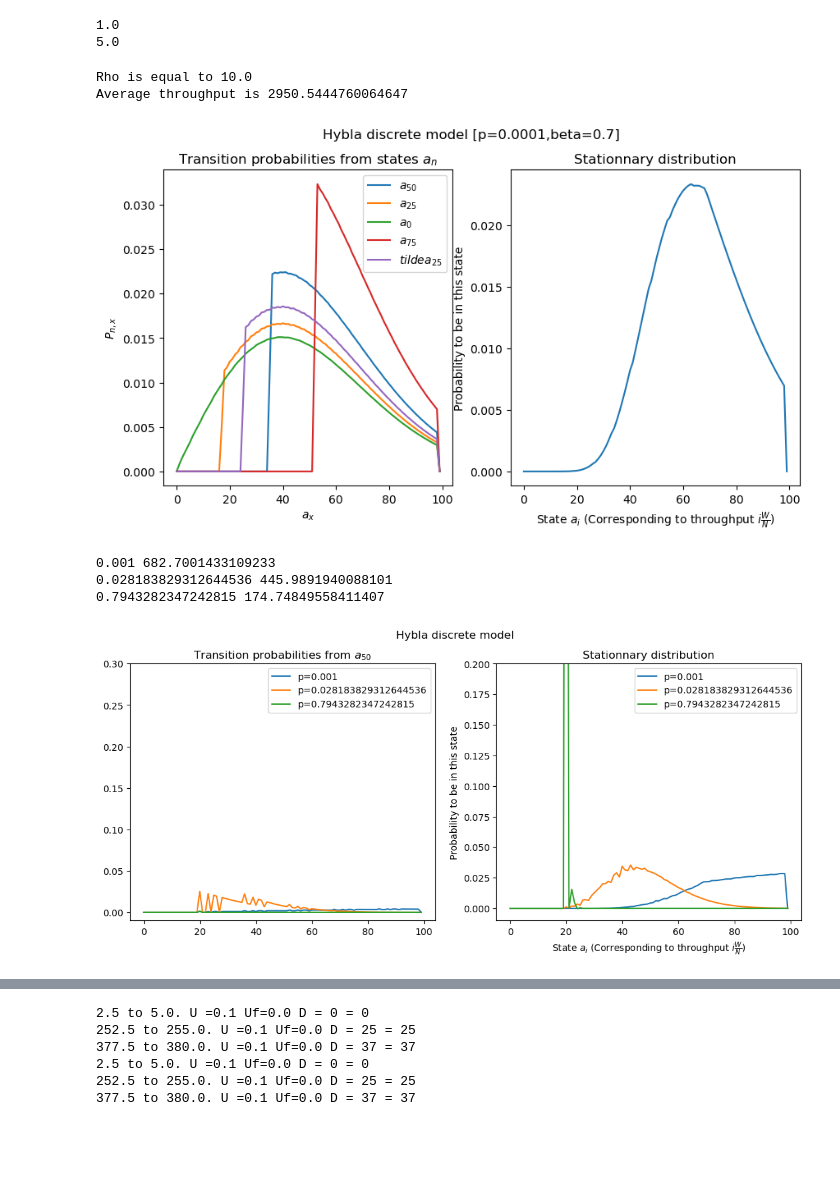
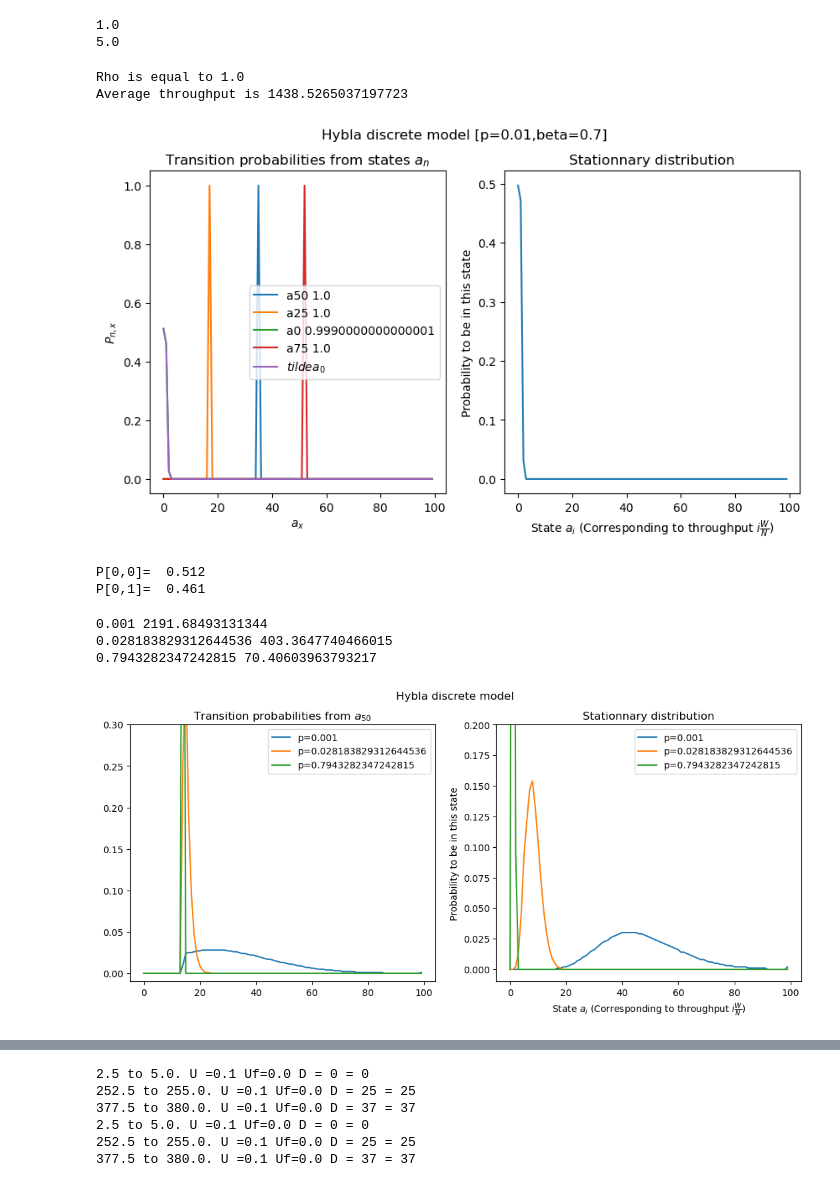
Before and after one commit to megretj/qpepcca, a Jupyter notebook: packetBasedMarkovianModel.ipynb, the cells around one changed output, grey strips where cells are left out. Cells and saved outputs as stored; diff of their text form; code cells hidden in the pictures; blank space fills up the shorter version.

Commit message:
Experimented with hybla

```diff
--- a/packetBasedMarkovianModel.ipynb
+++ b/packetBasedMarkovianModel.ipynb
@@ -92,35 +144,40 @@ print(hyb.Dmax[50,50])
 1.0
 5.0
 # %%
-p = 0.0001
+p = 0.01
 b = 0.7
-wired = CCA_MarkovChain_Hybla_packet(packet_err=p,beta=b,N=100,C = 5000, RTT_real = 0.5, RTT0=0.05)
+RTT0=0.01
+wired = CCA_MarkovChain_Hybla_packet_new(packet_err=p,beta=b,N=100,C = 139000,RTT_real=RTT0, RTT0=RTT0)
 wired.avg_throughput()
 print(f"Rho is equal to {wired.rho}")
 print(f"Average throughput is {wired.ssThroughput}")
 
 fig, axs = plt.subplots(1, 2, figsize=(10,5))
-axs[0].plot(np.arange(wired.N),wired.P[50,:],label = "$a_{50}$")
-axs[0].plot(np.arange(wired.N),wired.P[25,:],label = "$a_{25}$")
-axs[0].plot(np.arange(wired.N),wired.P[0,:],label = "$a_{0}$")
-axs[0].plot(np.arange(wired.N),wired.P[75,:],label = "$a_{75}$")
-axs[0].plot(np.arange(wired.N),wired.Ptilde[25,:],label = "$tilde a_{25}$")
+axs[0].plot(np.arange(wired.N),wired.P[50,:],label = f"a50 {np.sum(wired.P[50,:])}")
+axs[0].plot(np.arange(wired.N),wired.P[25,:],label = f"a25 {np.sum(wired.P[25,:])}")
+axs[0].plot(np.arange(wired.N),wired.P[0,:],label = f"a0 {np.sum(wired.P[0,:])}")
+axs[0].plot(np.arange(wired.N),wired.P[75,:],label = f"a75 {np.sum(wired.P[75,:])}")
+axs[0].plot(np.arange(wired.N),wired.Ptilde[0,:],label = "$tilde a_{0}$")
 axs[0].set_title(r"Transition probabilities from states $a_n$")
 axs[0].set_ylabel(r"$P_{n,x}$")
 axs[0].set_xlabel(r"$a_x$")
 axs[0].legend()
 axs[1].plot(np.arange(wired.N),wired.pi)
 axs[1].set_title(r"Stationnary distribution")
 axs[1].set_xlabel(r"State $a_i$ (Corresponding to throughput $i\frac{W}{N}$)")
 axs[1].set_ylabel(r'Probability to be in this state')
 fig.suptitle(f"Hybla discrete model [p={p},beta={b}]")
 plt.show()
+print("P[0,0]= ",wired.P[0,0])
+print("P[0,1]= ",wired.P[0,1])
 # %% [output]
-Rho is equal to 10.0
-Average throughput is 2950.5444760064647
+Rho is equal to 1.0
+Average throughput is 1438.5265037197723
-[figure, old version]
+[figure, new version]
+P[0,0]=  0.512
+P[0,1]=  0.461
 # %%
-wired = CCA_MarkovChain_Hybla_packet(packet_err=0.001,beta=0.7,N=100,C = 1000, RTT_real = 0.25, RTT0=0.025)
+wired = CCA_MarkovChain_Hybla_packet_new(packet_err=0.001,beta=0.7,N=100,C = 5000, RTT_real = 0.25, RTT0=0.025)
 ps = np.logspace(-3,-0.1,3)
 fig, axs = plt.subplots(1, 2, figsize=(13,5))
 for i in ps:
@@ -142,10 +199,10 @@ axs[0].legend()
 fig.suptitle(f"Hybla discrete model")
 plt.show()
 # %% [output]
-0.001 682.7001433109233
-0.028183829312644536 445.9891940088101
-0.7943282347242815 174.74849558411407
+0.001 2191.68493131344
+0.028183829312644536 403.3647740466015
+0.7943282347242815 70.40603963793217
-[figure, old version]
+[figure, new version]
 # %%
 wired = CCA_MarkovChain_CUBIC_packet(packet_err=0.1,beta=0.7,N=100,C = 1000, RTT_real = 0.5)
 ps = np.logspace(-2,-0.01,4)
```
Also changed, not shown: parts of 8 cells of this notebook, 1 other file.
